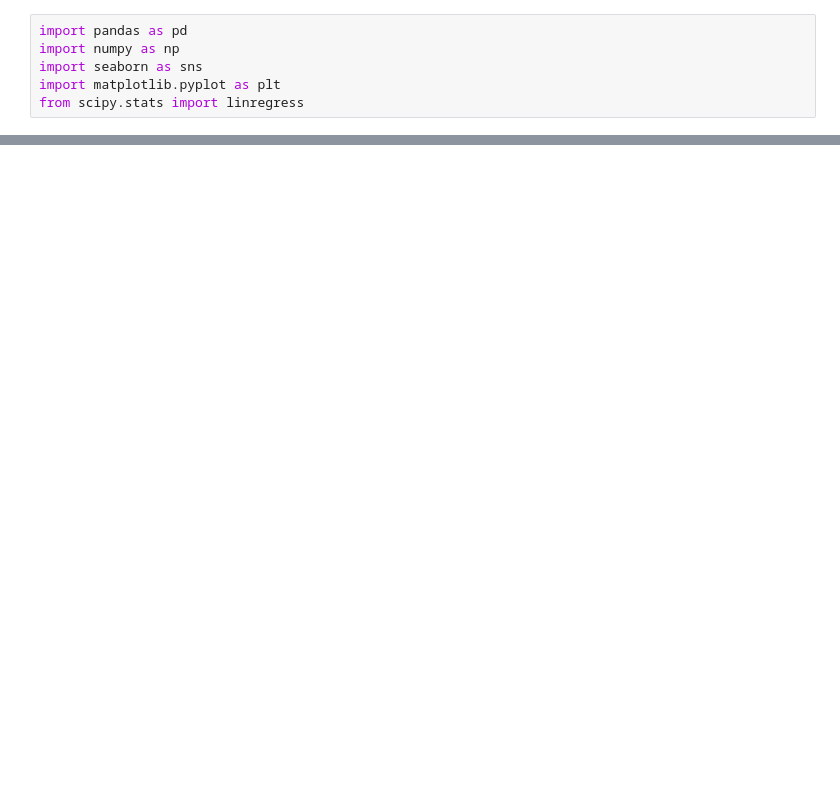
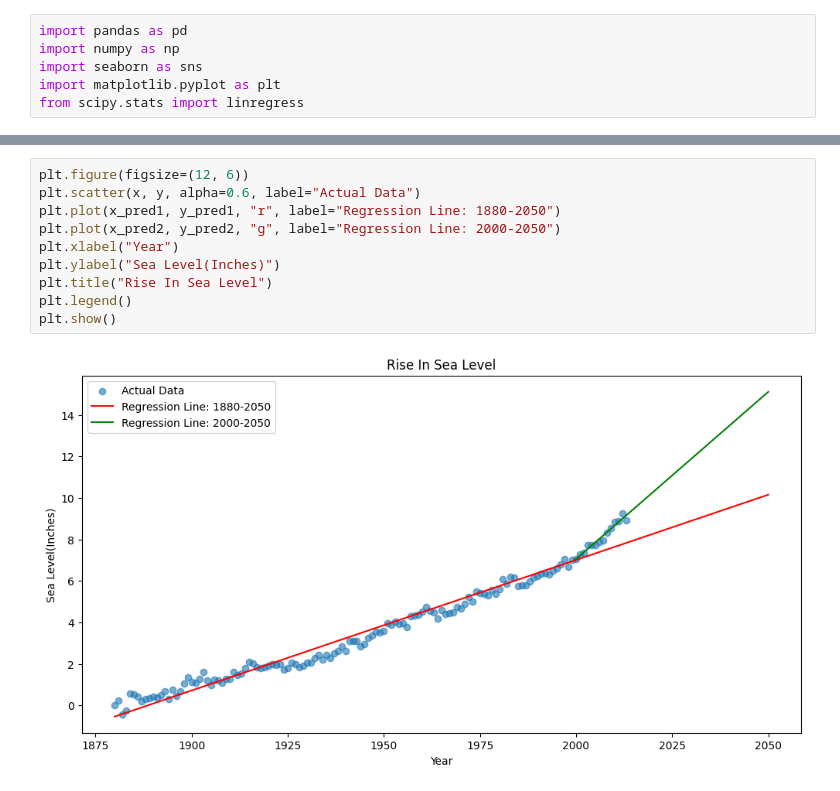
Before and after one commit to Adewole-211/Python-for-Data-Analysis, a Jupyter notebook: epa-sea-level.ipynb, the cells around one changed output, grey strips where cells are left out. Cells and saved outputs as stored; diff of their text form; blank space fills up the shorter version.

```diff
--- a/epa-sea-level.ipynb
+++ b/epa-sea-level.ipynb
@@ -42,0 +29,12 @@ Predicted sea level in 2050: nan inches
+# %%
+plt.figure(figsize=(12, 6))
+plt.scatter(x, y, alpha=0.6, label="Actual Data")
+plt.plot(x_pred1, y_pred1, "r", label="Regression Line: 1880-2050")
+plt.plot(x_pred2, y_pred2, "g", label="Regression Line: 2000-2050")
+plt.xlabel("Year")
+plt.ylabel("Sea Level(Inches)")
+plt.title("Rise In Sea Level")
+plt.legend()
+plt.show()
+# %% [output]
+[figure, added]
```
Also changed, not shown: parts of 7 cells of this notebook.
